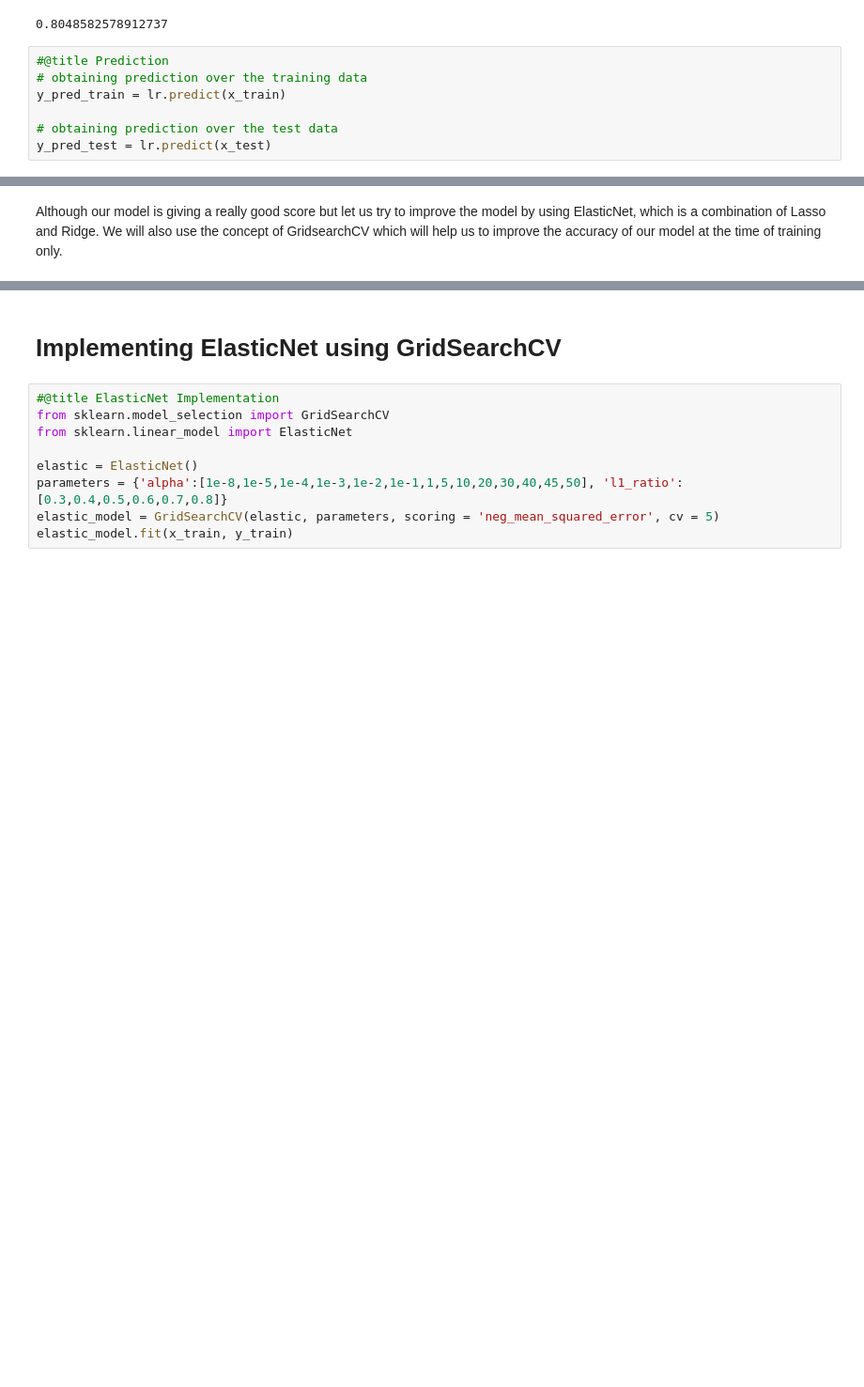
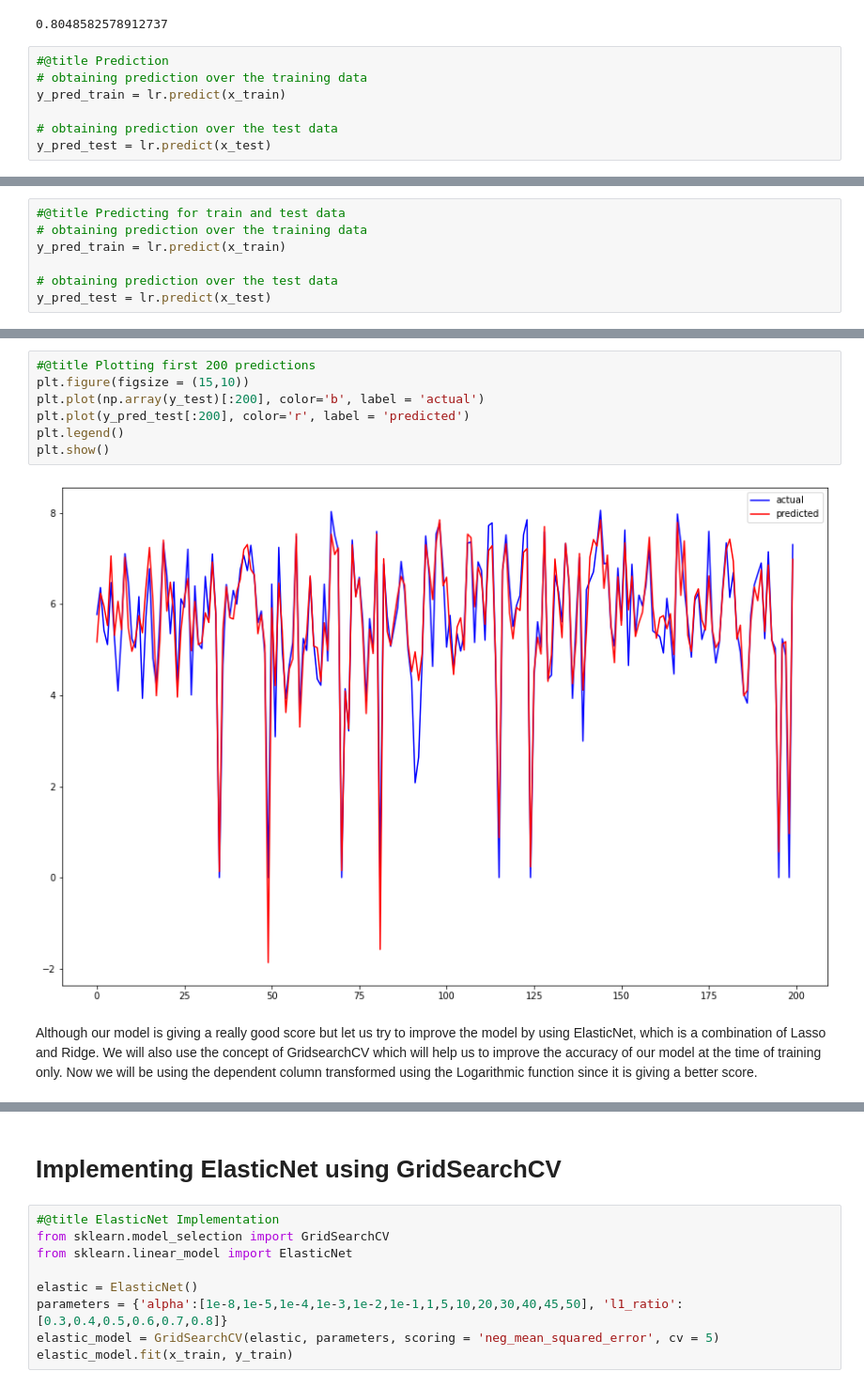
Before and after one commit to jatinsharma16/Capstone-Project-Linear-Regression, a Jupyter notebook: Bike_Sharing_Demand_Prediction_Capstone_Project.ipynb, the cells around one changed output, grey strips where cells are left out. Shown at 94% size. Saved outputs shown, nothing was run; the diff lists cells and outputs as text; blank space fills up the shorter version.

```diff
--- a/Bike_Sharing_Demand_Prediction_Capstone_Project.ipynb
+++ b/Bike_Sharing_Demand_Prediction_Capstone_Project.ipynb
@@ -523,0 +576,7 @@ Adjusted R2_score:  0.8061716465446183
+# %%
+#@title Predicting for train and test data
+# obtaining prediction over the training data
+y_pred_train = lr.predict(x_train)
+
+# obtaining prediction over the test data
+y_pred_test = lr.predict(x_test)
@@ -524,5 +622,14 @@ Adjusted R2_score:  0.8061716465446183
+# %%
+#@title Plotting first 200 predictions
+plt.figure(figsize = (15,10))
+plt.plot(np.array(y_test)[:200], color='b', label = 'actual')
+plt.plot(y_pred_test[:200], color='r', label = 'predicted')
+plt.legend()
+plt.show()
+# %% [output]
+[figure, added]
 # %% [markdown]
-Although our model is giving a really good score but let us try to improve the model by using ElasticNet, which is a combination of Lasso and Ridge. We will also use the concept of GridsearchCV which will help us to improve the accuracy of our model at the time of training only.
+Although our model is giving a really good score but let us try to improve the model by using ElasticNet, which is a combination of Lasso and Ridge. We will also use the concept of GridsearchCV which will help us to improve the accuracy of our model at the time of training only. Now we will be using the dependent column transformed using the Logarithmic function since it is giving a better score.
 # %% [markdown]
 Understandind the concepts of ElasticNet, Lasso, Ridge and GridSearchCV:
 
```
Also changed, not shown: parts of 52 cells of this notebook.
